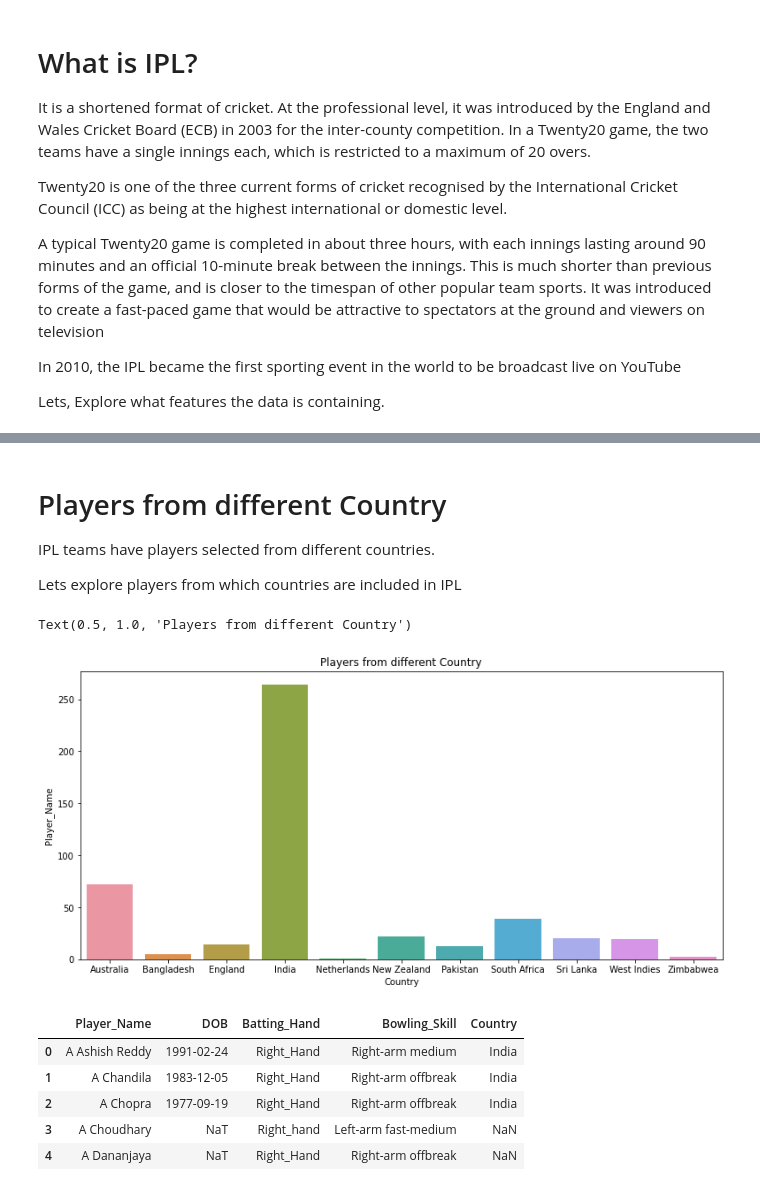
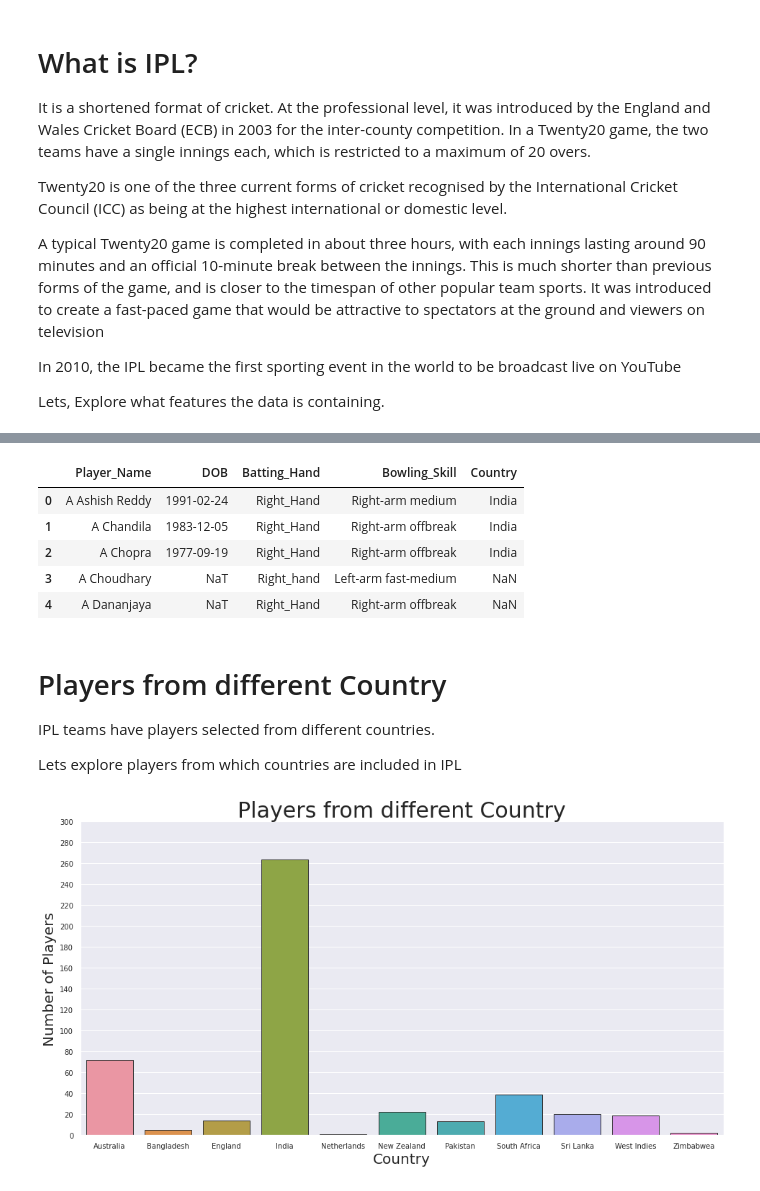
Before and after one commit to Pradip240/IPL-T20-Cricket-Analysis, a Jupyter notebook: Pradip_IPL_T20_Cricket_Analysis_Capstone_Project.ipynb, the cells around one changed output, grey strips where cells are left out. Cells and saved outputs as stored; diff of their text form; code cells hidden in the pictures.

Commit message:
players dataset

```diff
--- a/Pradip_IPL_T20_Cricket_Analysis_Capstone_Project.ipynb
+++ b/Pradip_IPL_T20_Cricket_Analysis_Capstone_Project.ipynb
@@ -39,28 +38,35 @@ mathches_df = pd.read_csv(path + 'matches.csv')
 teams_df = pd.read_csv(path + 'teams.csv')
 most_runs_average_strikerate_df = pd.read_csv(path + 'most_runs_average_strikerate.csv')
 teamwise_home_and_away_df = pd.read_csv(path + 'teamwise_home_and_away.csv')
+# %%
+players_df.head()
+# %% [output]
+|  | Player_Name | DOB | Batting_Hand | Bowling_Skill | Country |
+| 0 | A Ashish Reddy | 1991-02-24 | Right_Hand | Right-arm medium | India |
+| 1 | A Chandila | 1983-12-05 | Right_Hand | Right-arm offbreak | India |
+| 2 | A Chopra | 1977-09-19 | Right_Hand | Right-arm offbreak | India |
+| 3 | A Choudhary | NaT | Right_hand | Left-arm fast-medium | NaN |
+| 4 | A Dananjaya | NaT | Right_Hand | Right-arm offbreak | NaN |
 # %% [markdown]
 # Players from different Country
 
 IPL teams have players selected from different countries.
 
 Lets explore players from which countries are included in IPL
-# %%
-player_country_data = players_df.groupby('Country').count()
-rcParams['figure.figsize'] = 13,6
-ax = sns.barplot(player_country_data.index, player_country_data['Player_Name'])
-ax.set_title('Players from different Country')
-# %% [output]
-Text(0.5, 1.0, 'Players from different Country')
-[figure, removed]
-# %%
-players_df.head()
-# %% [output]
-|  | Player_Name | DOB | Batting_Hand | Bowling_Skill | Country |
-| 0 | A Ashish Reddy | 1991-02-24 | Right_Hand | Right-arm medium | India |
-| 1 | A Chandila | 1983-12-05 | Right_Hand | Right-arm offbreak | India |
-| 2 | A Chopra | 1977-09-19 | Right_Hand | Right-arm offbreak | India |
-| 3 | A Choudhary | NaT | Right_hand | Left-arm fast-medium | NaN |
-| 4 | A Dananjaya | NaT | Right_Hand | Right-arm offbreak | NaN |
+# %%
+player_country_data = players_df.groupby('Country').count().reset_index()
+fig, axes = plt.subplots(figsize=(16,8))
+sns.set_style("darkgrid")
+sns.barplot(x='Country', y='Player_Name', ax=axes, data=player_country_data,linewidth=1,edgecolor='0.2')
+axes.set_yticks(range(0,301,20))
+axes.set_xlabel('Country', size=20)
+axes.set_ylabel('Number of Players', size=20)
+axes.set_title('Players from different Country', size=30)
+for tick in axes.xaxis.get_major_ticks():
+    tick.label.set_fontsize(10)
+for tick in axes.yaxis.get_major_ticks():
+    tick.label.set_fontsize(10)
+# %% [output]
+[figure, added]
 # %%
 deliveries_df.head()
```
Also changed, not shown: parts of 7 cells of this notebook.
